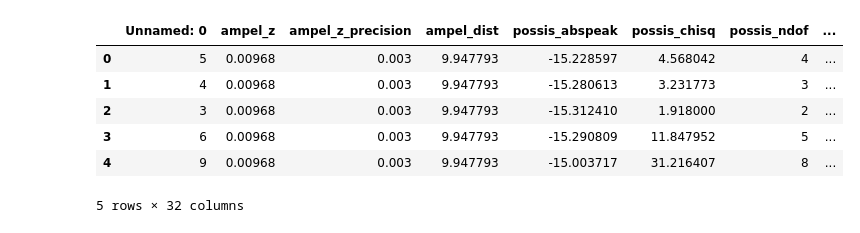
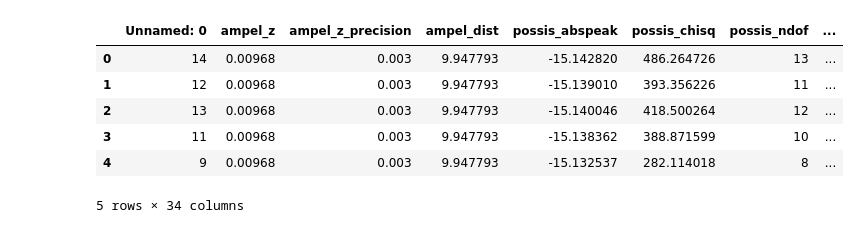
Before and after one commit to AmpelAstro/Ampel-HU-astro, a Jupyter notebook: notebooks/gw170817.ipynb, the cells around one changed output. Cells and saved outputs as stored; diff of their text form; code cells hidden in the pictures.

```diff
--- a/notebooks/gw170817.ipynb
+++ b/notebooks/gw170817.ipynb
@@ -6,19 +6,19 @@ import json
 import os
 import sys
 # %%
-filename = "/mnt/c/Users/Public/Documents/Uni/master/masterarbeit/ampel/ampel-results/gw170817/TransientTable_gw170817.csv"
+filename = "/mnt/c/Users/Public/Documents/Uni/master/masterarbeit/ampel/ampel-results/gw170817/TransientTable/TransientTable_gw170817.csv"
 #filename = "/mnt/c/Users/Public/Documents/Uni/master/masterarbeit/ampel/ampel-results/gw170817/TransientTable_gw170817.json"
 
 dataframe = pd.read_csv(filename, sep=";")
 dataframe.head()
 # %% [output]
 |  | Unnamed: 0 | ampel_z | ampel_z_precision | ampel_dist | possis_abspeak | possis_chisq | possis_ndof | ... |
-| 0 | 5 | 0.00968 | 0.003 | 9.947793 | -15.228597 | 4.568042 | 4 | ... |
-| 1 | 4 | 0.00968 | 0.003 | 9.947793 | -15.280613 | 3.231773 | 3 | ... |
-| 2 | 3 | 0.00968 | 0.003 | 9.947793 | -15.312410 | 1.918000 | 2 | ... |
-| 3 | 6 | 0.00968 | 0.003 | 9.947793 | -15.290809 | 11.847952 | 5 | ... |
-| 4 | 9 | 0.00968 | 0.003 | 9.947793 | -15.003717 | 31.216407 | 8 | ... |
+| 0 | 14 | 0.00968 | 0.003 | 9.947793 | -15.142820 | 486.264726 | 13 | ... |
+| 1 | 12 | 0.00968 | 0.003 | 9.947793 | -15.139010 | 393.356226 | 11 | ... |
+| 2 | 13 | 0.00968 | 0.003 | 9.947793 | -15.140046 | 418.500264 | 12 | ... |
+| 3 | 11 | 0.00968 | 0.003 | 9.947793 | -15.138362 | 388.871599 | 10 | ... |
+| 4 | 9 | 0.00968 | 0.003 | 9.947793 | -15.132537 | 282.114018 | 8 | ... |
-5 rows × 32 columns
+5 rows × 34 columns
 # %%
 def jsonify(string: str):
     tmp_str = string.replace("'", '"')
```
Also changed, not shown: parts of 2 cells of this notebook, 1 other file.
